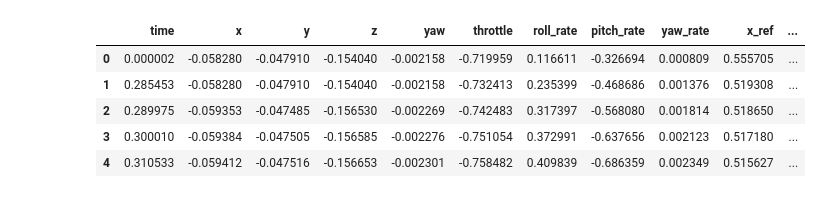
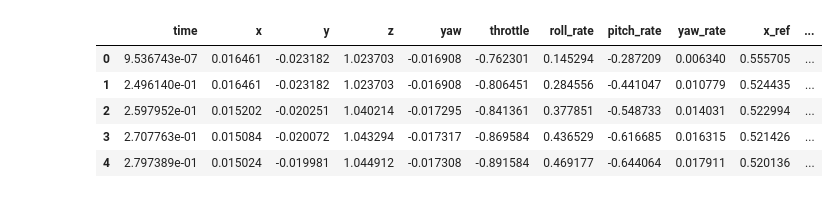
Before and after one commit to evannsm/test_stuff, a Jupyter notebook: final_wardi_files/src/quad_newton_raphson/quad_newton_raphson/data_analysis/data_analysis.ipynb, the cells around one changed output. Cells and saved outputs as stored; diff of their text form; code cells hidden in the pictures.

```diff
--- a/final_wardi_files/src/quad_newton_raphson/quad_newton_raphson/data_analysis/data_analysis.ipynb
+++ b/final_wardi_files/src/quad_newton_raphson/quad_newton_raphson/data_analysis/data_analysis.ipynb
@@ -31,20 +31,22 @@ def calculate_overall_rmse(df):
 
     return overall_rmse
 # %%
-log_file_path = 'log1.log'
+log_file_path = 'log_jax.log'
+# log_file_path = 'log_0order.log' # 'log1.log'
+# log_file_path = 'log_1order.log'
 
 # Reading the .log file into a pandas DataFrame
 df_log = pd.read_csv(log_file_path, header=0, dtype={'metadata': str})
 
 # Display the first few rows to confirm successful import
 df_log.head()
 # %% [output]
 |  | time | x | y | z | yaw | throttle | roll_rate | pitch_rate | yaw_rate | x_ref | ... |
-| 0 | 0.000002 | -0.058280 | -0.047910 | -0.154040 | -0.002158 | -0.719959 | 0.116611 | -0.326694 | 0.000809 | 0.555705 | ... |
-| 1 | 0.285453 | -0.058280 | -0.047910 | -0.154040 | -0.002158 | -0.732413 | 0.235399 | -0.468686 | 0.001376 | 0.519308 | ... |
-| 2 | 0.289975 | -0.059353 | -0.047485 | -0.156530 | -0.002269 | -0.742483 | 0.317397 | -0.568080 | 0.001814 | 0.518650 | ... |
-| 3 | 0.300010 | -0.059384 | -0.047505 | -0.156585 | -0.002276 | -0.751054 | 0.372991 | -0.637656 | 0.002123 | 0.517180 | ... |
-| 4 | 0.310533 | -0.059412 | -0.047516 | -0.156653 | -0.002301 | -0.758482 | 0.409839 | -0.686359 | 0.002349 | 0.515627 | ... |
+| 0 | 9.536743e-07 | 0.016461 | -0.023182 | 1.023703 | -0.016908 | -0.762301 | 0.145294 | -0.287209 | 0.006340 | 0.555705 | ... |
+| 1 | 2.496140e-01 | 0.016461 | -0.023182 | 1.023703 | -0.016908 | -0.806451 | 0.284556 | -0.441047 | 0.010779 | 0.524435 | ... |
+| 2 | 2.597952e-01 | 0.015202 | -0.020251 | 1.040214 | -0.017295 | -0.841361 | 0.377851 | -0.548733 | 0.014031 | 0.522994 | ... |
+| 3 | 2.707763e-01 | 0.015084 | -0.020072 | 1.043294 | -0.017317 | -0.869584 | 0.436529 | -0.616685 | 0.016315 | 0.521426 | ... |
+| 4 | 2.797389e-01 | 0.015024 | -0.019981 | 1.044912 | -0.017308 | -0.891584 | 0.469177 | -0.644064 | 0.017911 | 0.520136 | ... |
 # %%
 print(f"This data comes from: {df_log['metadata'][0]}")
 print(f"Predictor was: {df_log['metadata'][1]}")
```
Also changed, not shown: parts of 5 cells of this notebook, 22 other files.
